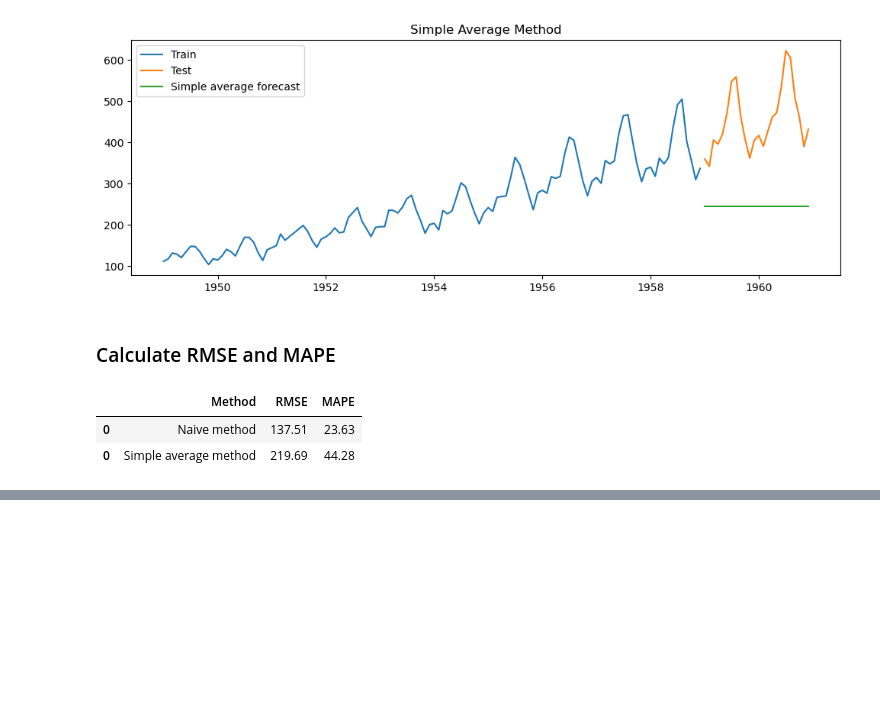
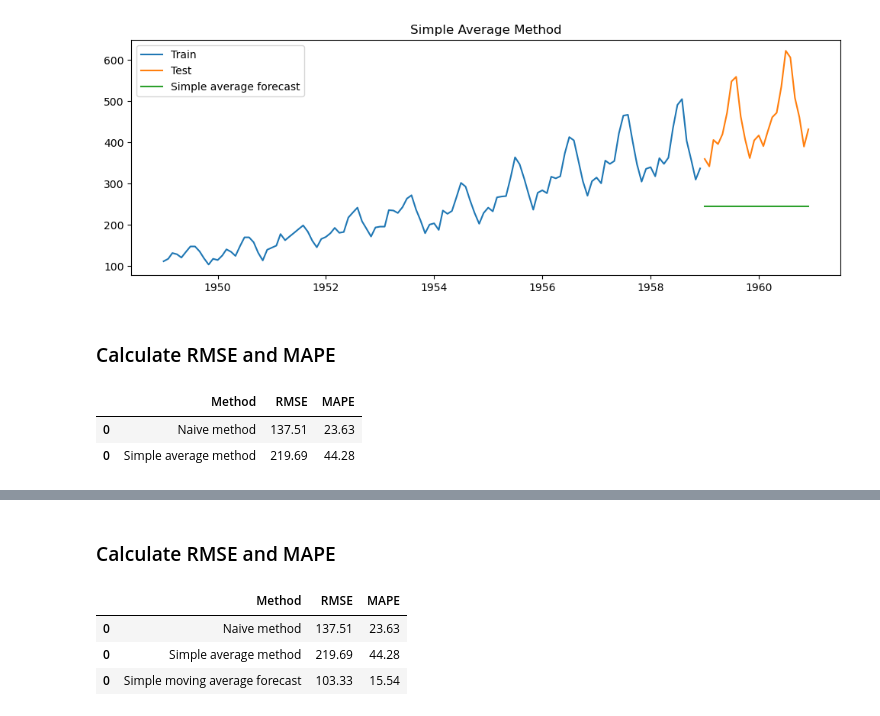
Before and after one commit to sanjanabansal1994/Time-Series-Analysis, a Jupyter notebook: Code.ipynb, the cells around one changed output, grey strips where cells are left out. Drawn from its saved outputs; the diff is of its cells as text; code cells hidden in the pictures; blank space fills up the shorter version.

```diff
--- a/Code.ipynb
+++ b/Code.ipynb
@@ -171,0 +190,15 @@ results
+# %% [markdown]
+### Calculate RMSE and MAPE
+# %%
+rmse = np.sqrt(mean_squared_error(test['Passengers'], y_hat_sma['sma_forecast'][train_len:])).round(2)
+mape = np.round(np.mean(np.abs(test['Passengers']-y_hat_sma['sma_forecast'][train_len:])/test['Passengers'])*100,2)
+
+tempResults = pd.DataFrame({'Method':['Simple moving average forecast'], 'RMSE': [rmse],'MAPE': [mape] })
+results = pd.concat([results, tempResults])
+results = results[['Method', 'RMSE', 'MAPE']]
+results
+# %% [output]
+|  | Method | RMSE | MAPE |
+| 0 | Naive method | 137.51 | 23.63 |
+| 0 | Simple average method | 219.69 | 44.28 |
+| 0 | Simple moving average forecast | 103.33 | 15.54 |
```
Also changed, not shown: parts of 3 cells of this notebook.
